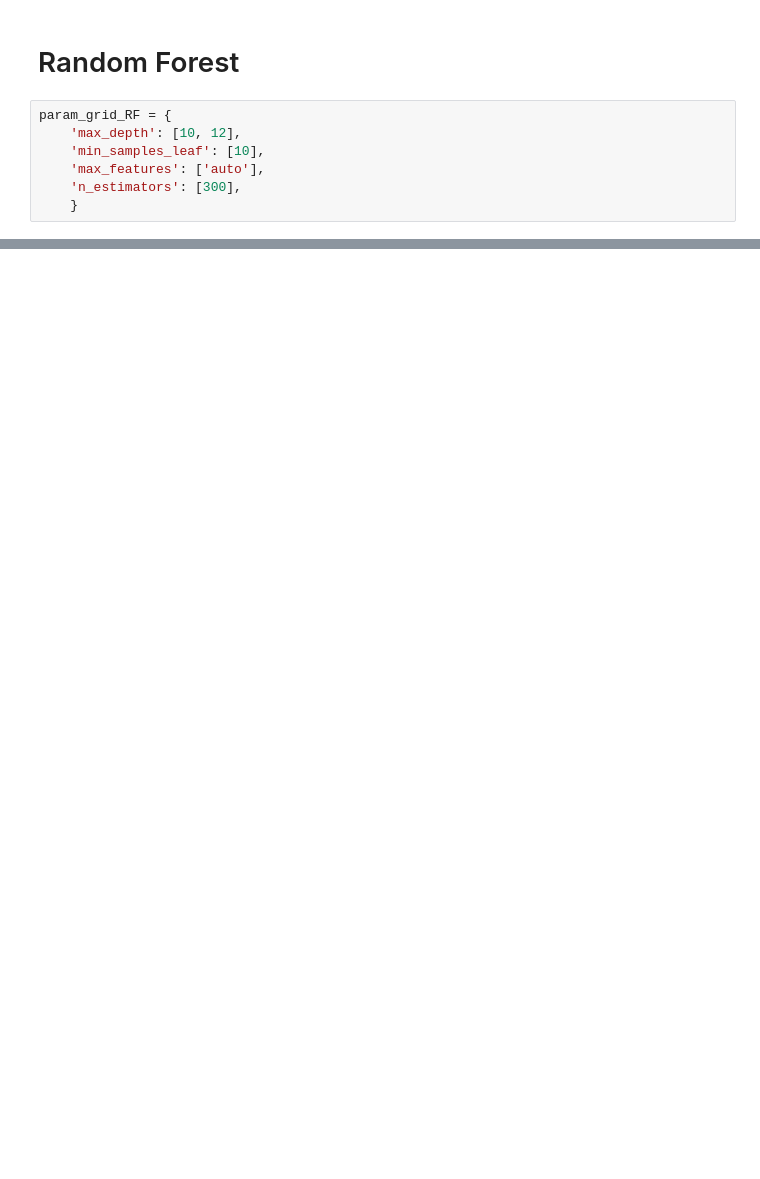
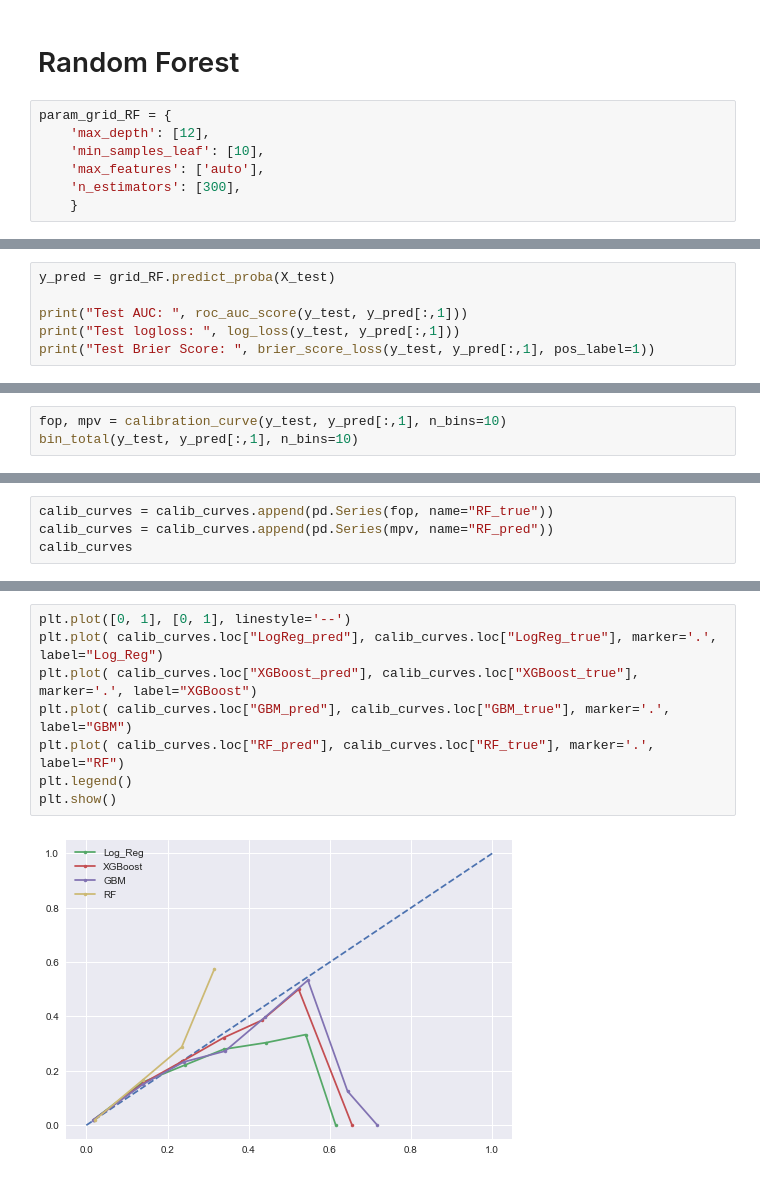
Before and after one commit to honshu77/DSA_project, a Jupyter notebook: IPUMS.ipynb, the cells around one changed output, grey strips where cells are left out. Cells and saved outputs as stored; diff of their text form; blank space fills up the shorter version.

```diff
--- a/IPUMS.ipynb
+++ b/IPUMS.ipynb
@@ -991,7 +1103,7 @@ X_train['DIABETICEV'].dtype
 # Random Forest
 # %%
 param_grid_RF = {
-    'max_depth': [10, 12],
+    'max_depth': [12],
     'min_samples_leaf': [10],
     'max_features': ['auto'],
     'n_estimators': [300],
@@ -1037,0 +1147,6 @@ for mean, std, params in zip(means, stds, grid_RF.cv_results_['params']):
+# %%
+y_pred = grid_RF.predict_proba(X_test)
+
+print("Test AUC: ", roc_auc_score(y_test, y_pred[:,1]))
+print("Test logloss: ", log_loss(y_test, y_pred[:,1]))
+print("Test Brier Score: ", brier_score_loss(y_test, y_pred[:,1], pos_label=1))
@@ -1037,0 +1157,3 @@ for mean, std, params in zip(means, stds, grid_RF.cv_results_['params']):
+# %%
+fop, mpv = calibration_curve(y_test, y_pred[:,1], n_bins=10)
+bin_total(y_test, y_pred[:,1], n_bins=10)
@@ -1037,0 +1163,4 @@ for mean, std, params in zip(means, stds, grid_RF.cv_results_['params']):
+# %%
+calib_curves = calib_curves.append(pd.Series(fop, name="RF_true"))
+calib_curves = calib_curves.append(pd.Series(mpv, name="RF_pred"))
+calib_curves
@@ -1037,0 +1177,10 @@ for mean, std, params in zip(means, stds, grid_RF.cv_results_['params']):
+# %%
+plt.plot([0, 1], [0, 1], linestyle='--')
+plt.plot( calib_curves.loc["LogReg_pred"], calib_curves.loc["LogReg_true"], marker='.', label="Log_Reg")
+plt.plot( calib_curves.loc["XGBoost_pred"], calib_curves.loc["XGBoost_true"], marker='.', label="XGBoost")
+plt.plot( calib_curves.loc["GBM_pred"], calib_curves.loc["GBM_true"], marker='.', label="GBM")
+plt.plot( calib_curves.loc["RF_pred"], calib_curves.loc["RF_true"], marker='.', label="RF")
+plt.legend()
+plt.show()
+# %% [output]
+[figure, added]
```
Also changed, not shown: parts of 39 cells of this notebook.
